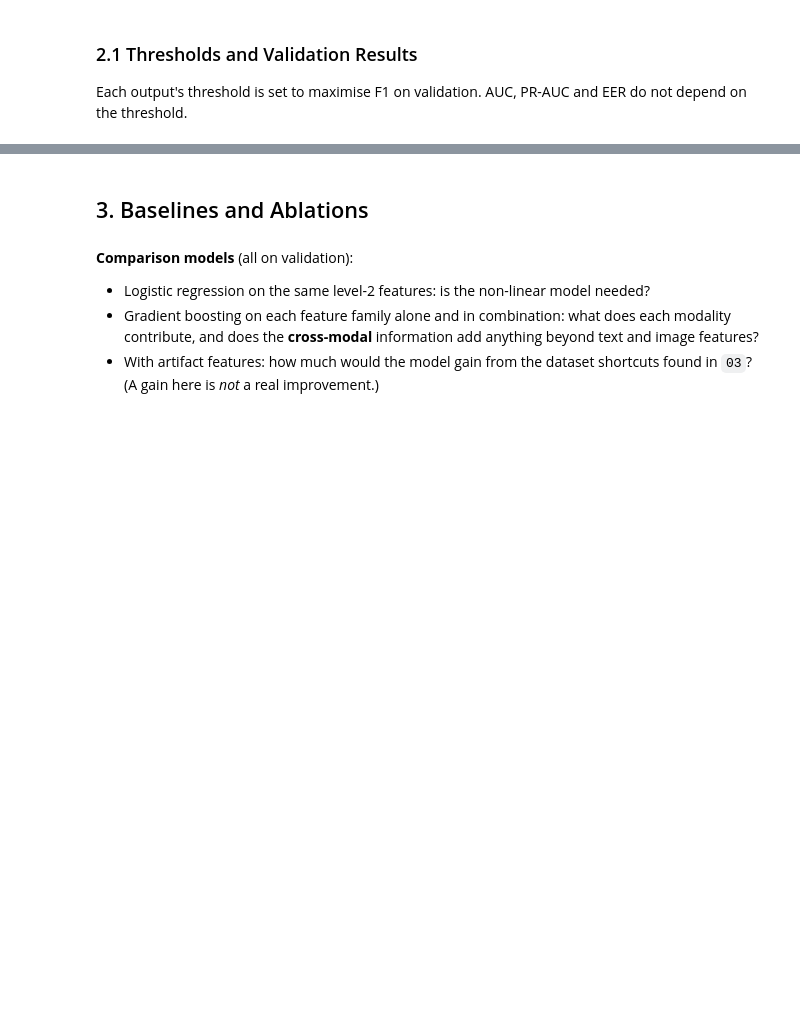
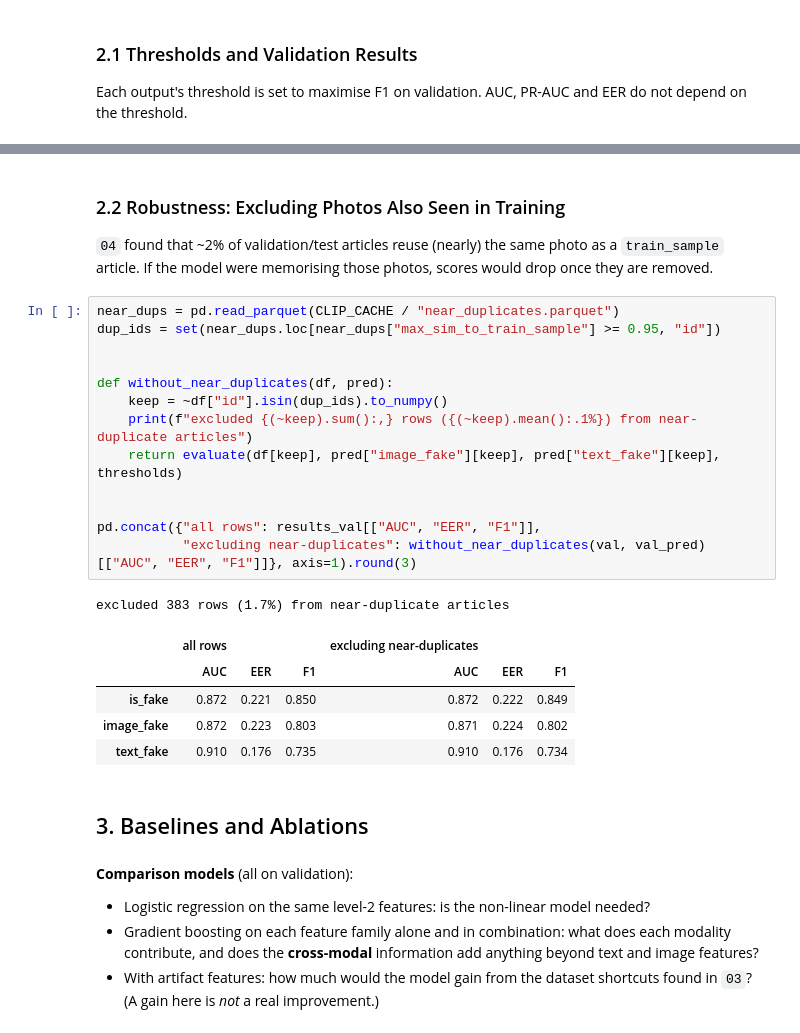
Before and after one commit to mfchloe/bt4012-team12, a Jupyter notebook: notebooks/05_multimodal_stacking.ipynb, the cells around one changed output, grey strips where cells are left out. Saved outputs shown, nothing was run; the diff lists cells and outputs as text; blank space fills up the shorter version.

```diff
--- a/notebooks/05_multimodal_stacking.ipynb
+++ b/notebooks/05_multimodal_stacking.ipynb
@@ -255,3 +293,27 @@ results_val.round(3)
+# %% [markdown]
+### 2.2 Robustness: Excluding Photos Also Seen in Training
+
+`04` found that ~2% of validation/test articles reuse (nearly) the same photo as a `train_sample` article. If the model were memorising those photos, scores would drop once they are removed.
+# %%
+near_dups = pd.read_parquet(CLIP_CACHE / "near_duplicates.parquet")
+dup_ids = set(near_dups.loc[near_dups["max_sim_to_train_sample"] >= 0.95, "id"])
+
+
+def without_near_duplicates(df, pred):
+    keep = ~df["id"].isin(dup_ids).to_numpy()
+    print(f"excluded {(~keep).sum():,} rows ({(~keep).mean():.1%}) from near-duplicate articles")
+    return evaluate(df[keep], pred["image_fake"][keep], pred["text_fake"][keep], thresholds)
+
+
+pd.concat({"all rows": results_val[["AUC", "EER", "F1"]],
+           "excluding near-duplicates": without_near_duplicates(val, val_pred)[["AUC", "EER", "F1"]]}, axis=1).round(3)
+# %% [output]
+excluded 383 rows (1.7%) from near-duplicate articles
+|  | all rows |  |  | excluding near-duplicates |  |  |
+|  | AUC | EER | F1 | AUC | EER | F1 |
+| is_fake | 0.872 | 0.221 | 0.850 | 0.872 | 0.222 | 0.849 |
+| image_fake | 0.872 | 0.223 | 0.803 | 0.871 | 0.224 | 0.802 |
+| text_fake | 0.910 | 0.176 | 0.735 | 0.910 | 0.176 | 0.734 |
 # %% [markdown]
 ## 3. Baselines and Ablations
 # %% [markdown]
```
Also changed, not shown: parts of 21 cells of this notebook, 5 other files.
